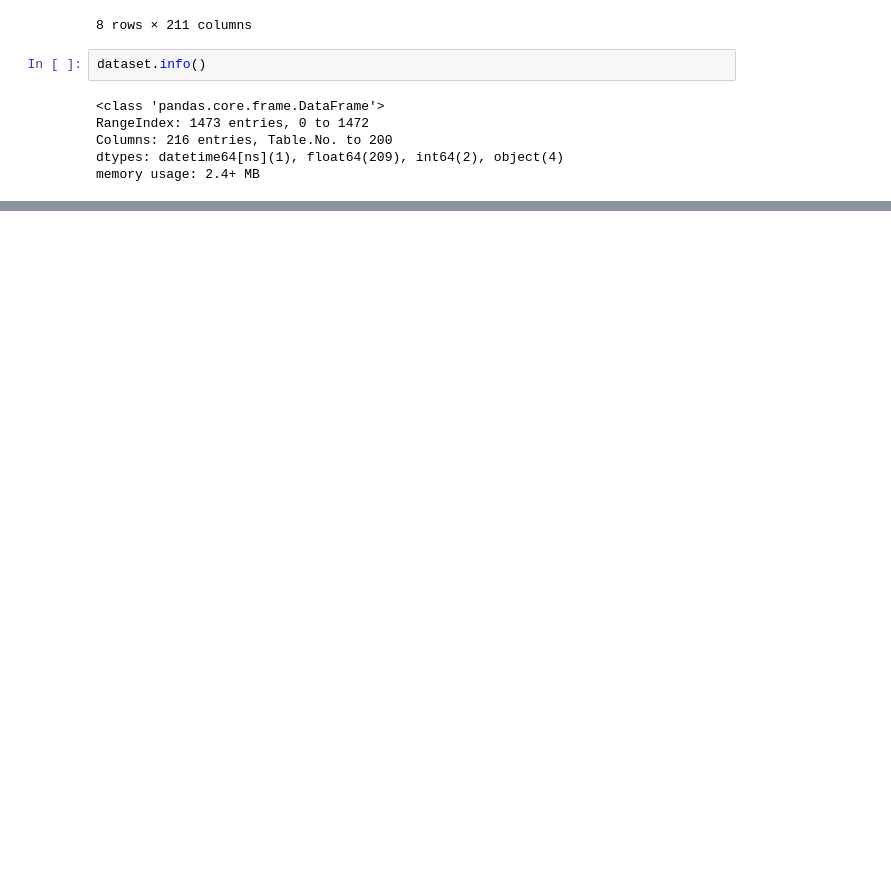
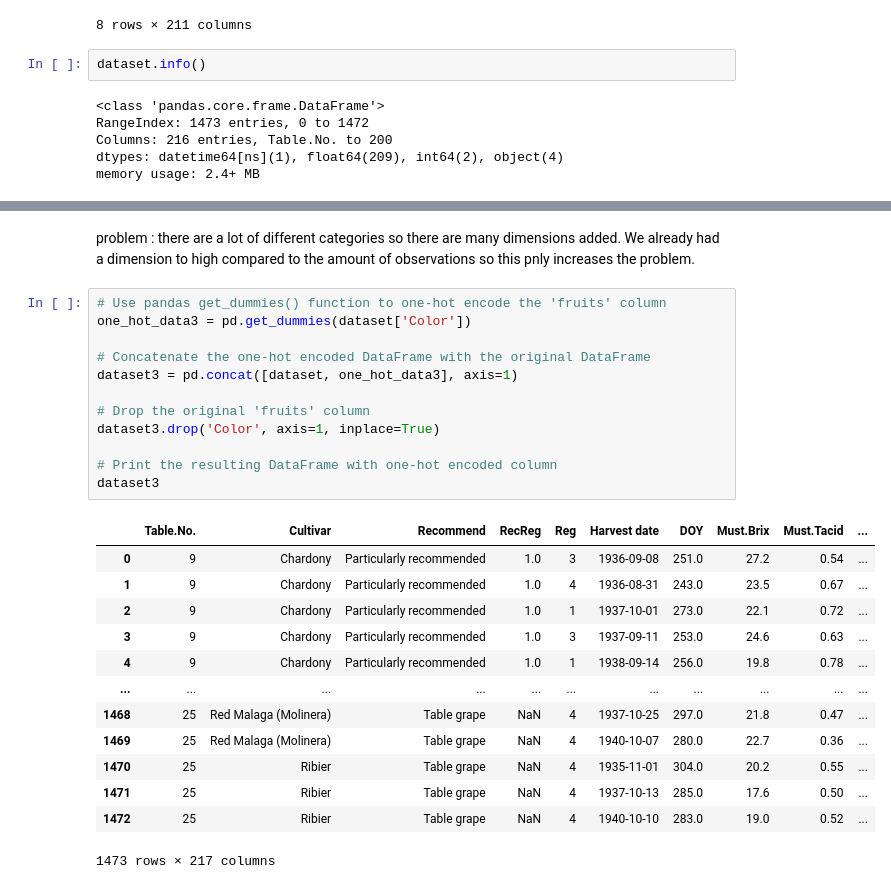
Before and after one commit to ameliemelo/projet_wine, a Jupyter notebook: augustin.ipynb, the cells around one changed output, grey strips where cells are left out. Saved outputs shown, nothing was run; the diff lists cells and outputs as text; blank space fills up the shorter version.

```diff
--- a/augustin.ipynb
+++ b/augustin.ipynb
@@ -98,0 +125,28 @@ memory usage: 2.4+ MB
+# %% [markdown]
+problem : there are a lot of different categories so there are many dimensions added. We already had a dimension to high compared to the amount of observations so this pnly increases the problem.
+# %%
+# Use pandas get_dummies() function to one-hot encode the 'fruits' column
+one_hot_data3 = pd.get_dummies(dataset['Color'])
+
+# Concatenate the one-hot encoded DataFrame with the original DataFrame
+dataset3 = pd.concat([dataset, one_hot_data3], axis=1)
+
+# Drop the original 'fruits' column
+dataset3.drop('Color', axis=1, inplace=True)
+
+# Print the resulting DataFrame with one-hot encoded column
+dataset3
+# %% [output]
+|  | Table.No. | Cultivar | Recommend | RecReg | Reg | Harvest date | DOY | Must.Brix | Must.Tacid | ... |
+| 0 | 9 | Chardony | Particularly recommended | 1.0 | 3 | 1936-09-08 | 251.0 | 27.2 | 0.54 | ... |
+| 1 | 9 | Chardony | Particularly recommended | 1.0 | 4 | 1936-08-31 | 243.0 | 23.5 | 0.67 | ... |
+| 2 | 9 | Chardony | Particularly recommended | 1.0 | 1 | 1937-10-01 | 273.0 | 22.1 | 0.72 | ... |
+| 3 | 9 | Chardony | Particularly recommended | 1.0 | 3 | 1937-09-11 | 253.0 | 24.6 | 0.63 | ... |
+| 4 | 9 | Chardony | Particularly recommended | 1.0 | 1 | 1938-09-14 | 256.0 | 19.8 | 0.78 | ... |
+| ... | ... | ... | ... | ... | ... | ... | ... | ... | ... | ... |
+| 1468 | 25 | Red Malaga (Molinera) | Table grape | NaN | 4 | 1937-10-25 | 297.0 | 21.8 | 0.47 | ... |
+| 1469 | 25 | Red Malaga (Molinera) | Table grape | NaN | 4 | 1940-10-07 | 280.0 | 22.7 | 0.36 | ... |
+| 1470 | 25 | Ribier | Table grape | NaN | 4 | 1935-11-01 | 304.0 | 20.2 | 0.55 | ... |
+| 1471 | 25 | Ribier | Table grape | NaN | 4 | 1937-10-13 | 285.0 | 17.6 | 0.50 | ... |
+| 1472 | 25 | Ribier | Table grape | NaN | 4 | 1940-10-10 | 283.0 | 19.0 | 0.52 | ... |
+1473 rows × 217 columns
```
Also changed, not shown: parts of 4 cells of this notebook.
